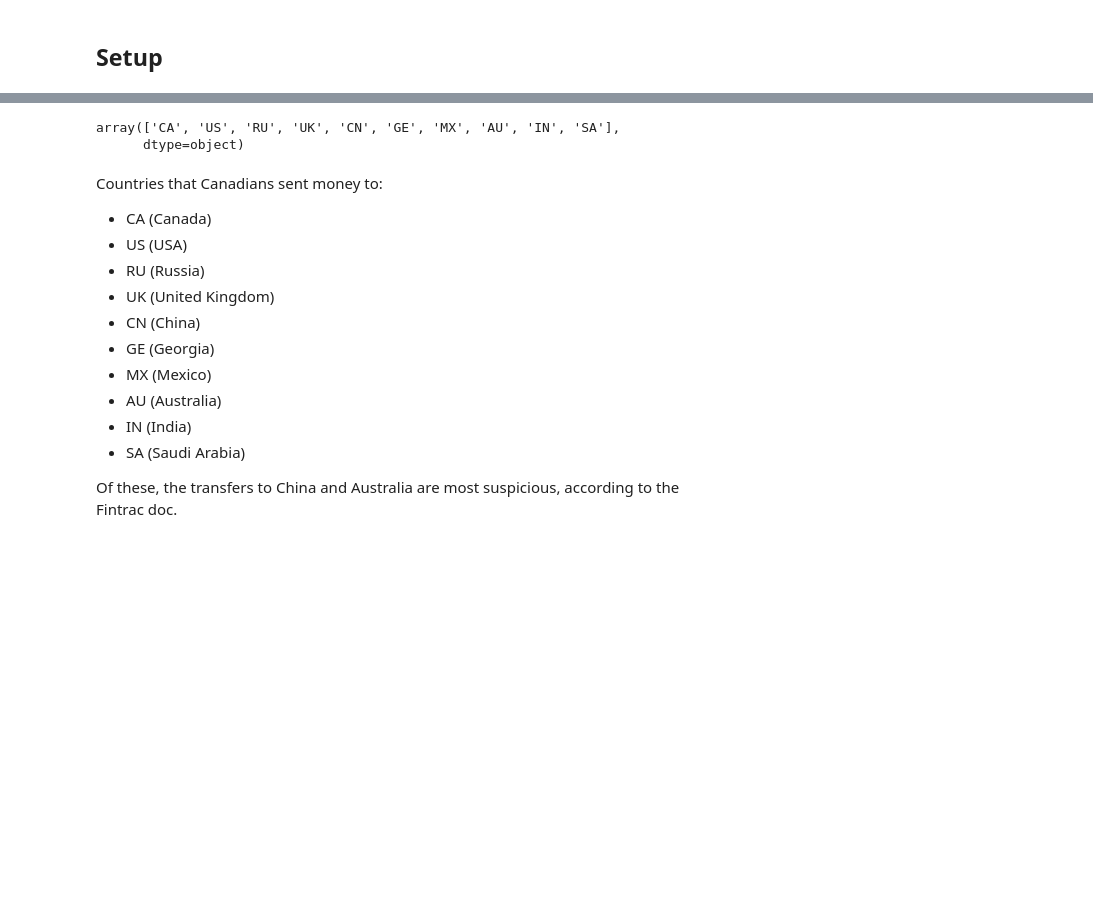
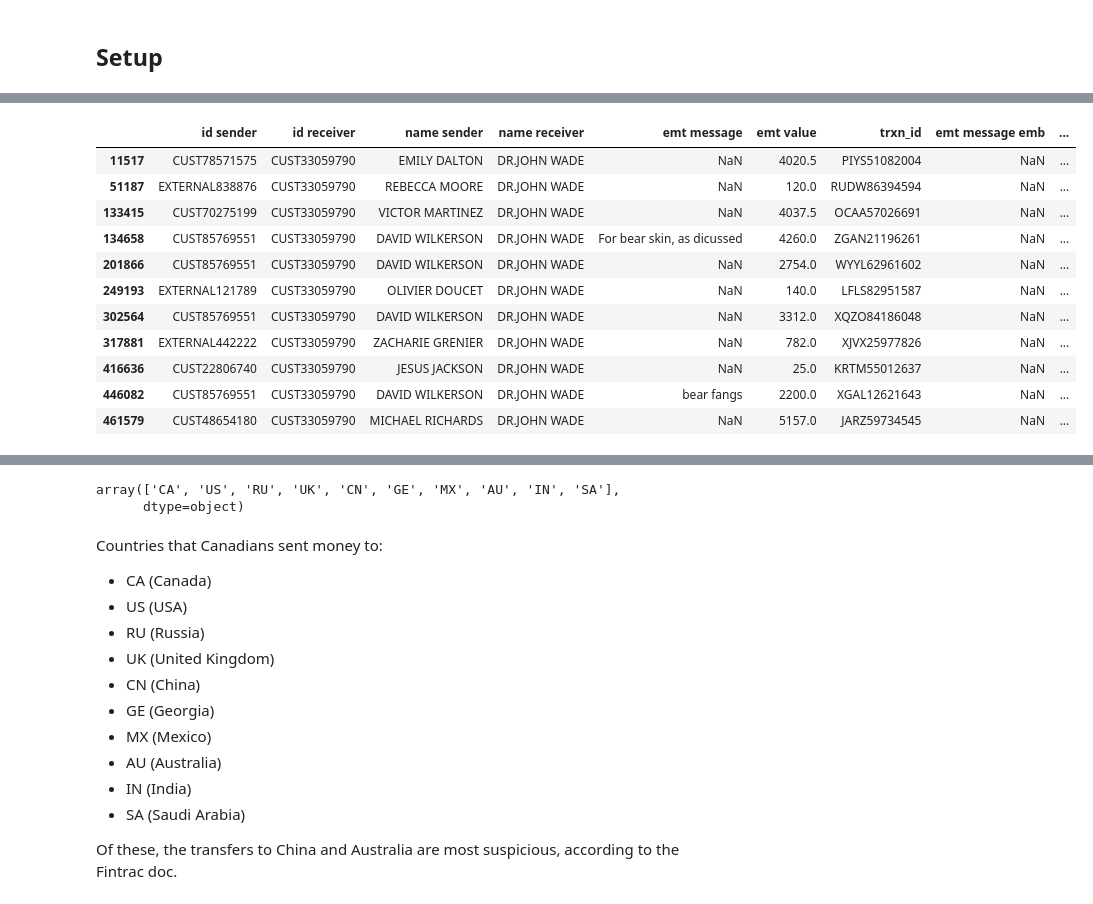
Before and after one commit to jwardbond/2023-imi-bigdata, a Jupyter notebook: eda/maaz_tasktwo.ipynb, the cells around one changed output, grey strips where cells are left out. Drawn from its saved outputs; the diff is of its cells as text; code cells hidden in the pictures; blank space fills up the shorter version.

```diff
--- a/eda/maaz_tasktwo.ipynb
+++ b/eda/maaz_tasktwo.ipynb
@@ -13,0 +51,15 @@ wire = pd.read_csv("wire_trxns.csv")
+# %%
+emt[emt['id receiver']=='CUST33059790']
+# %% [output]
+|  | id sender | id receiver | name sender | name receiver | emt message | emt value | trxn_id | emt message emb | ... |
+| 11517 | CUST78571575 | CUST33059790 | EMILY DALTON | DR.JOHN WADE | NaN | 4020.5 | PIYS51082004 | NaN | ... |
+| 51187 | EXTERNAL838876 | CUST33059790 | REBECCA MOORE | DR.JOHN WADE | NaN | 120.0 | RUDW86394594 | NaN | ... |
+| 133415 | CUST70275199 | CUST33059790 | VICTOR MARTINEZ | DR.JOHN WADE | NaN | 4037.5 | OCAA57026691 | NaN | ... |
+| 134658 | CUST85769551 | CUST33059790 | DAVID WILKERSON | DR.JOHN WADE | For bear skin, as dicussed | 4260.0 | ZGAN21196261 | NaN | ... |
+| 201866 | CUST85769551 | CUST33059790 | DAVID WILKERSON | DR.JOHN WADE | NaN | 2754.0 | WYYL62961602 | NaN | ... |
+| 249193 | EXTERNAL121789 | CUST33059790 | OLIVIER DOUCET | DR.JOHN WADE | NaN | 140.0 | LFLS82951587 | NaN | ... |
+| 302564 | CUST85769551 | CUST33059790 | DAVID WILKERSON | DR.JOHN WADE | NaN | 3312.0 | XQZO84186048 | NaN | ... |
+| 317881 | EXTERNAL442222 | CUST33059790 | ZACHARIE GRENIER | DR.JOHN WADE | NaN | 782.0 | XJVX25977826 | NaN | ... |
+| 416636 | CUST22806740 | CUST33059790 | JESUS JACKSON | DR.JOHN WADE | NaN | 25.0 | KRTM55012637 | NaN | ... |
+| 446082 | CUST85769551 | CUST33059790 | DAVID WILKERSON | DR.JOHN WADE | bear fangs | 2200.0 | XGAL12621643 | NaN | ... |
+| 461579 | CUST48654180 | CUST33059790 | MICHAEL RICHARDS | DR.JOHN WADE | NaN | 5157.0 | JARZ59734545 | NaN | ... |
```
Also changed, not shown: parts of 18 cells of this notebook, 2 other files.
